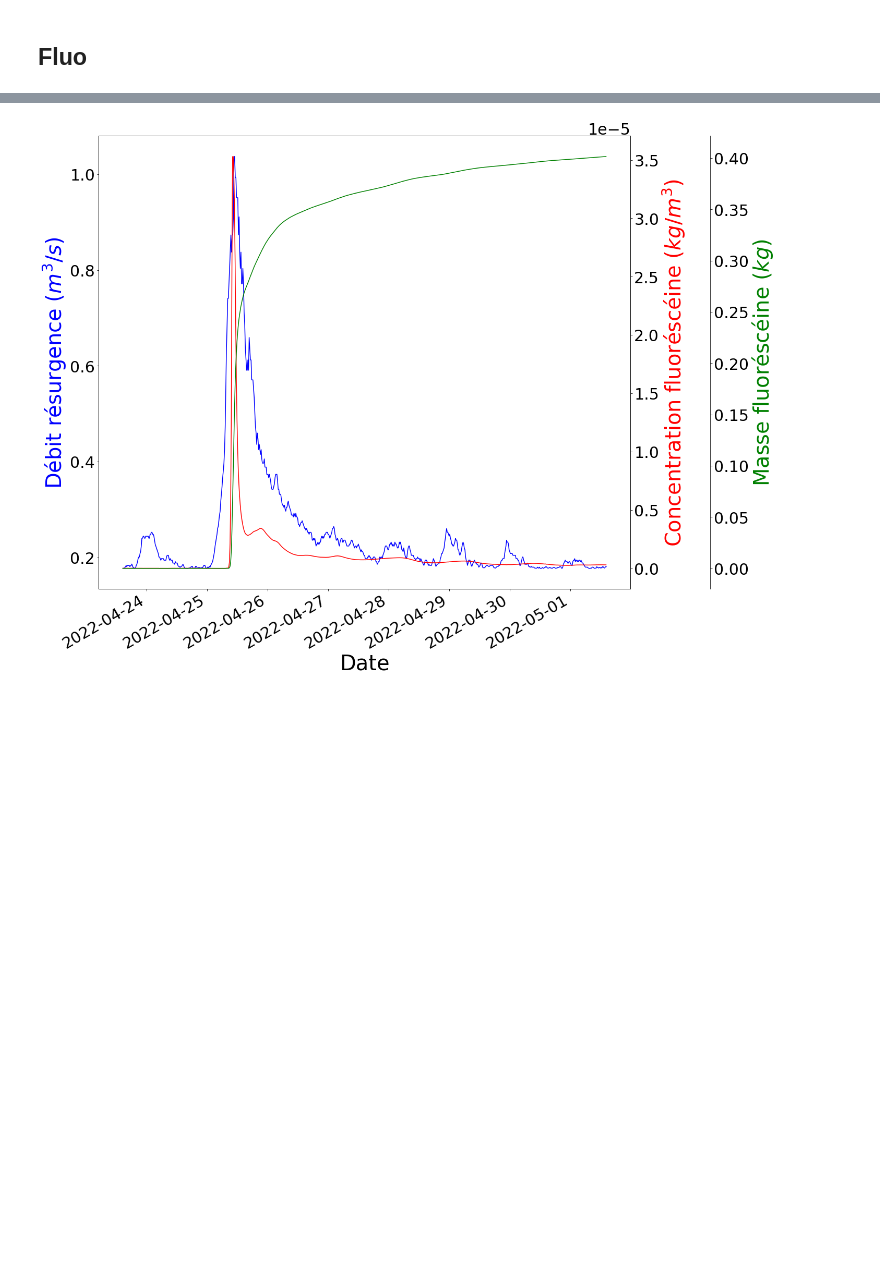
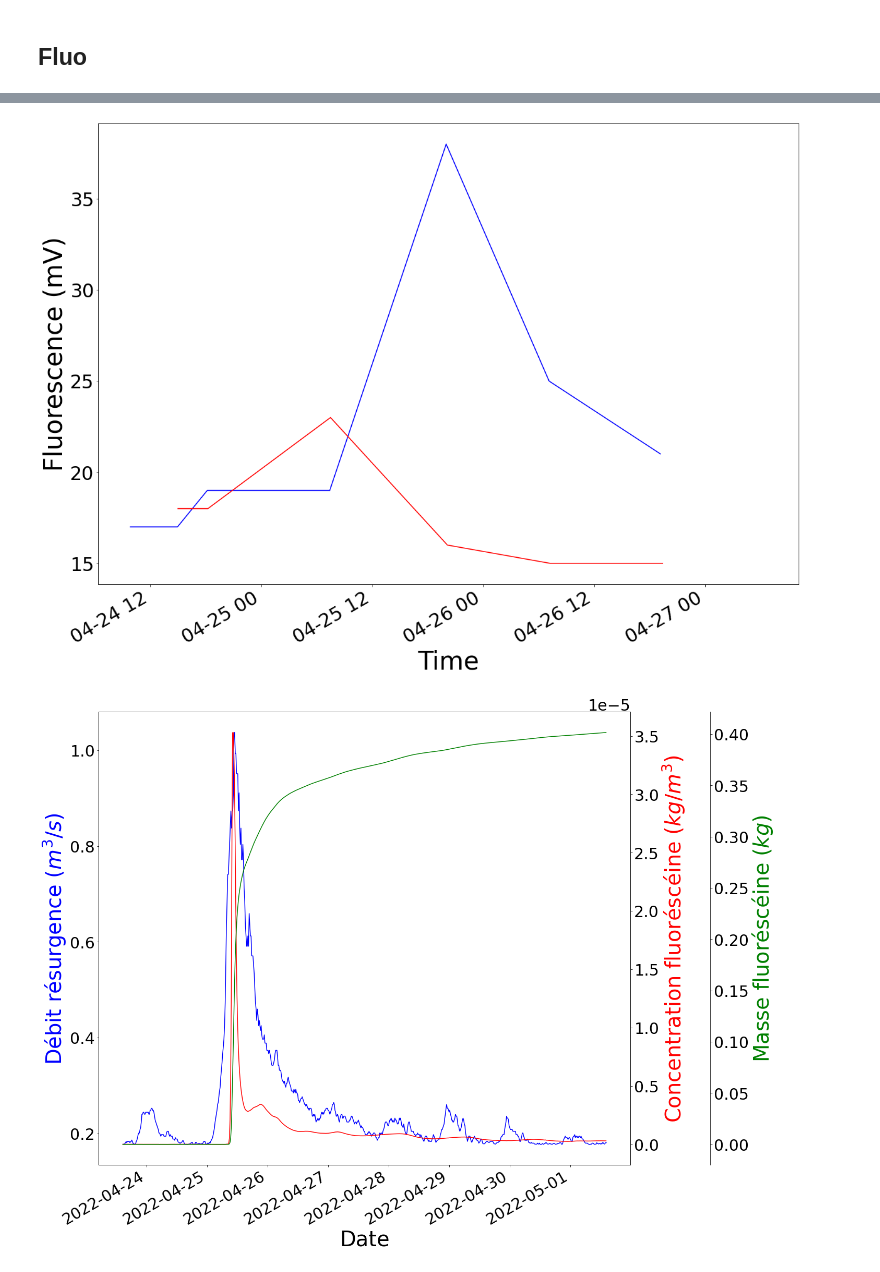
Before and after one commit to BenoitURRUTY/Data_tracage_avril22, a Jupyter notebook: Traçage.ipynb, the cells around one changed output, grey strips where cells are left out. Saved outputs shown, nothing was run; the diff lists cells and outputs as text; code cells hidden in the pictures; blank space fills up the shorter version.

```diff
--- a/Traçage.ipynb
+++ b/Traçage.ipynb
@@ -156,3 +156,10 @@ plt.tight_layout()
 [figure]
 # %% [markdown]
 ## Fluo
+# %%
+man=pd.read_csv('mesure_manuel.csv')
+man['Time']=pd.to_datetime(man['date'].values+' '+man['heure'].values, format = '%d/%m/%Y %H:%M:%S')
+man.set_index('Time', inplace = True)
+man_r=man[man['lieu']=='résurgence']
+man_a=man[man['lieu']!='résurgence']
+man_r
@@ -159,3 +181,13 @@ plt.tight_layout()
+# %%
+plt.figure()
+ax=plt.gca()
+man_r.plot(ax=ax,c='b',legend=False)
+man_a.plot(ax=ax,c='r',legend=False)
+plt.ylabel('Fluorescence (mV)')
+fig.autofmt_xdate(bottom=0.2, rotation=30, ha='right', which='major')
+plt.savefig('Manuel.jpg')
+# %% [output]
+[figure, added]
 # %%
 ## import données fluorimètre
 F=pd.read_csv('FluoPorteEnclos.csv',skiprows=2)
```
Also changed, not shown: parts of 7 cells of this notebook, 10 other files.
